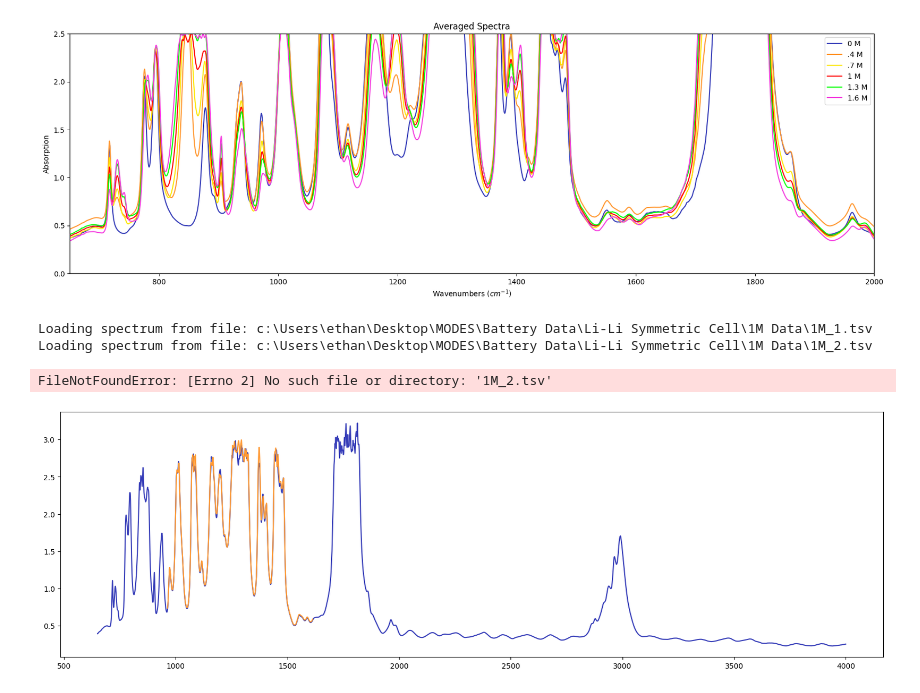
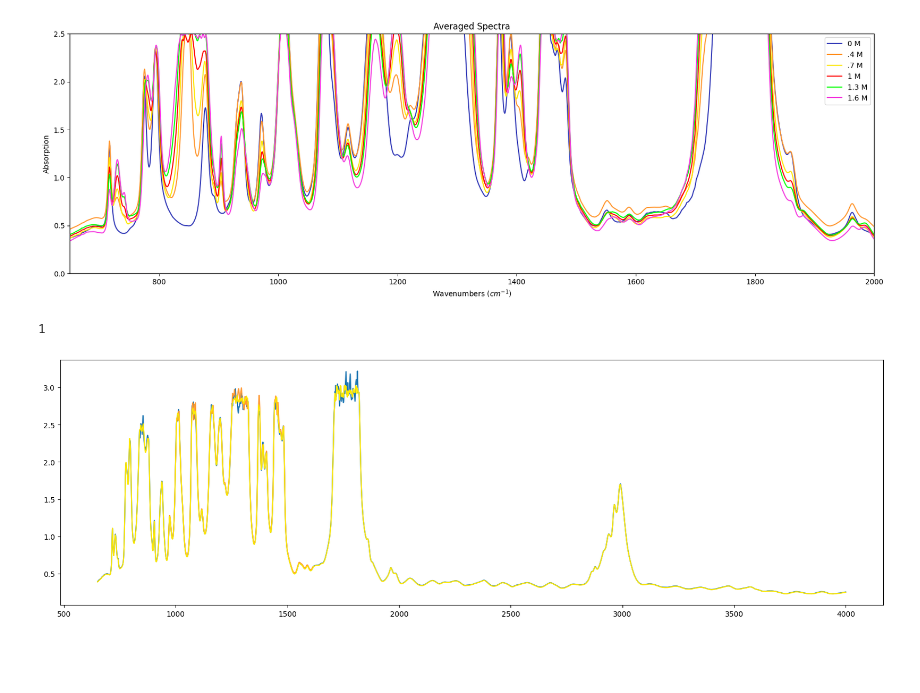
Before and after one commit to MODESBYU/MODES, a Jupyter notebook: Battery Data/Li-Li Symmetric Cell/Diagnostics/Averaging.ipynb, the cells around one changed output. Saved outputs shown, nothing was run; the diff lists cells and outputs as text; code cells hidden in the pictures; blank space fills up the shorter version.

```diff
--- a/Battery Data/Li-Li Symmetric Cell/Diagnostics/Averaging.ipynb
+++ b/Battery Data/Li-Li Symmetric Cell/Diagnostics/Averaging.ipynb
@@ -191,15 +192,16 @@ plt.show()
 # %%
 a0 = Spectrum(path1M + '1M_1.tsv','\t')
 a1 = Spectrum(path1M + '1M_2.tsv','\t')
 
 plt.figure(figsize = (20,6))
-a1.plot('#353cb8')
+a1.plot()
 a0.plot('#ff9933',650,2000)
 
-array = np.array([path1M + '1M_1.tsv','1M_2.tsv'])
-_1M= Molarity(array,'\t')
+array = np.array([path1M + '1M_1.tsv',path1M + '1M_2.tsv',path1M + '1M_3.tsv',path1M + '1M_4.tsv',path1M + '1M_5.tsv',path1M + '1M_6.tsv'])
+_1M= Molarity(array,'\t',1)
+
+_1M.plot('#fce703')
+print(_1M.get_M())
 # %% [output]
-Loading spectrum from file: c:\Users\ethan\Desktop\MODES\Battery Data\Li-Li Symmetric Cell\1M Data\1M_1.tsv
-Loading spectrum from file: c:\Users\ethan\Desktop\MODES\Battery Data\Li-Li Symmetric Cell\1M Data\1M_2.tsv
+1
-FileNotFoundError: [Errno 2] No such file or directory: '1M_2.tsv'
-[figure, old version]
+[figure, new version]
```
Also changed, not shown: parts of 2 cells of this notebook, 4 other files.
